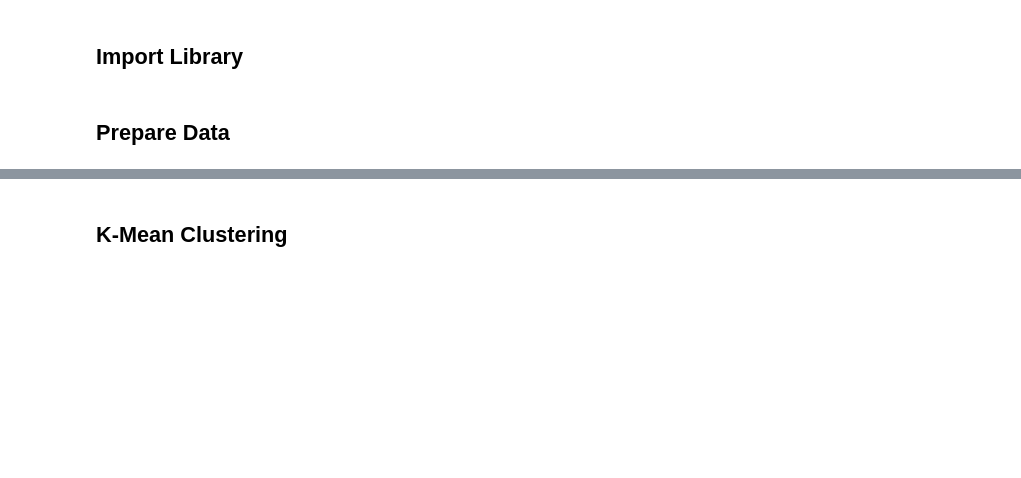
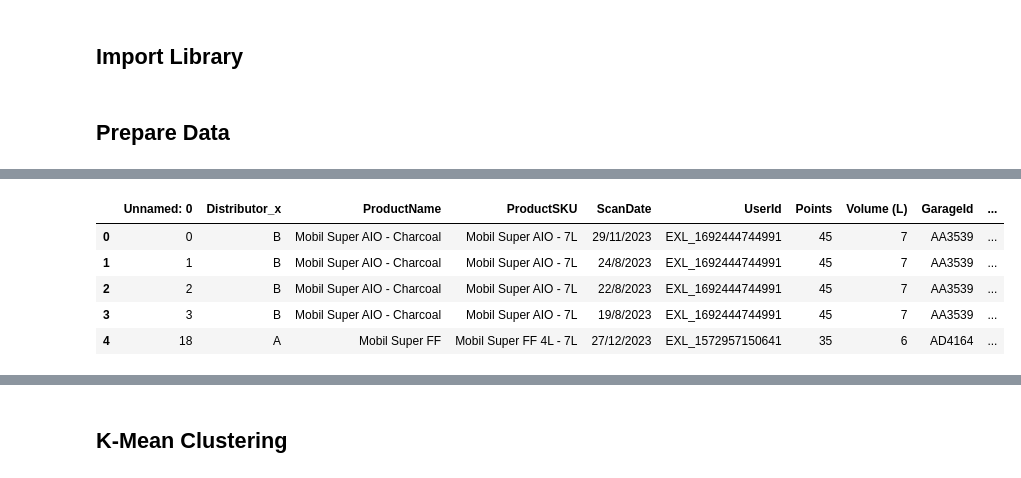
Before and after one commit to Dpyde/Hackatron, a Jupyter notebook: Lab1-2.ipynb, the cells around one changed output, grey strips where cells are left out. Cells and saved outputs as stored; diff of their text form; code cells hidden in the pictures; blank space fills up the shorter version.

```diff
--- a/Lab1-2.ipynb
+++ b/Lab1-2.ipynb
@@ -55,0 +33,9 @@ AGG_df2 = LOCNRP.groupby(['O_CUSTKEY'], as_index=False).agg(
+# %%
+MRW_df.head()
+# %% [output]
+|  | Unnamed: 0 | Distributor_x | ProductName | ProductSKU | ScanDate | UserId | Points | Volume (L) | GarageId | ... |
+| 0 | 0 | B | Mobil Super AIO - Charcoal | Mobil Super AIO - 7L | 29/11/2023 | EXL_1692444744991 | 45 | 7 | AA3539 | ... |
+| 1 | 1 | B | Mobil Super AIO - Charcoal | Mobil Super AIO - 7L | 24/8/2023 | EXL_1692444744991 | 45 | 7 | AA3539 | ... |
+| 2 | 2 | B | Mobil Super AIO - Charcoal | Mobil Super AIO - 7L | 22/8/2023 | EXL_1692444744991 | 45 | 7 | AA3539 | ... |
+| 3 | 3 | B | Mobil Super AIO - Charcoal | Mobil Super AIO - 7L | 19/8/2023 | EXL_1692444744991 | 45 | 7 | AA3539 | ... |
+| 4 | 18 | A | Mobil Super FF | Mobil Super FF 4L - 7L | 27/12/2023 | EXL_1572957150641 | 35 | 6 | AD4164 | ... |
```
Also changed, not shown: parts of 17 cells of this notebook, 6 other files.
